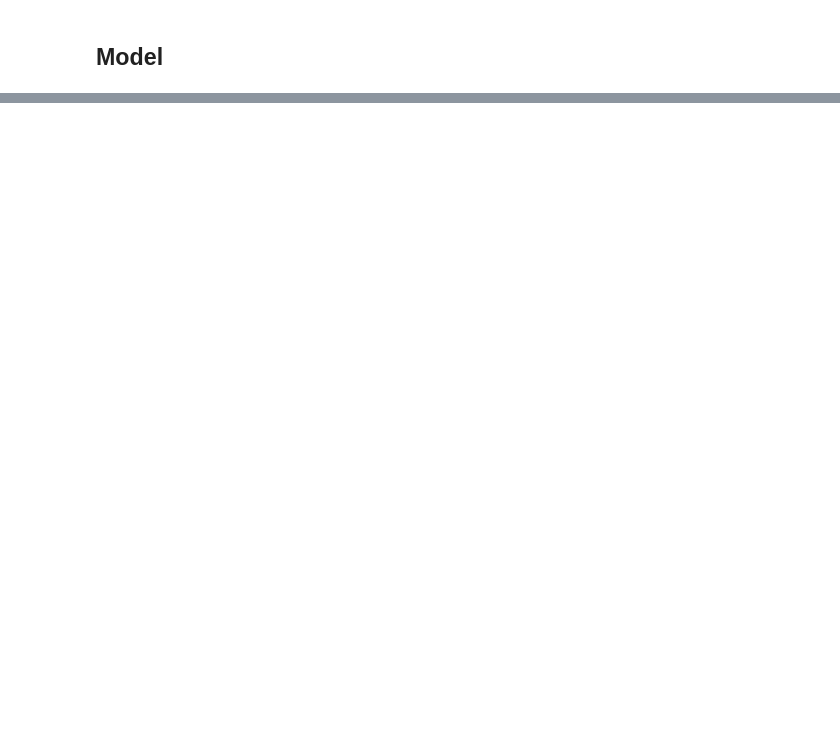
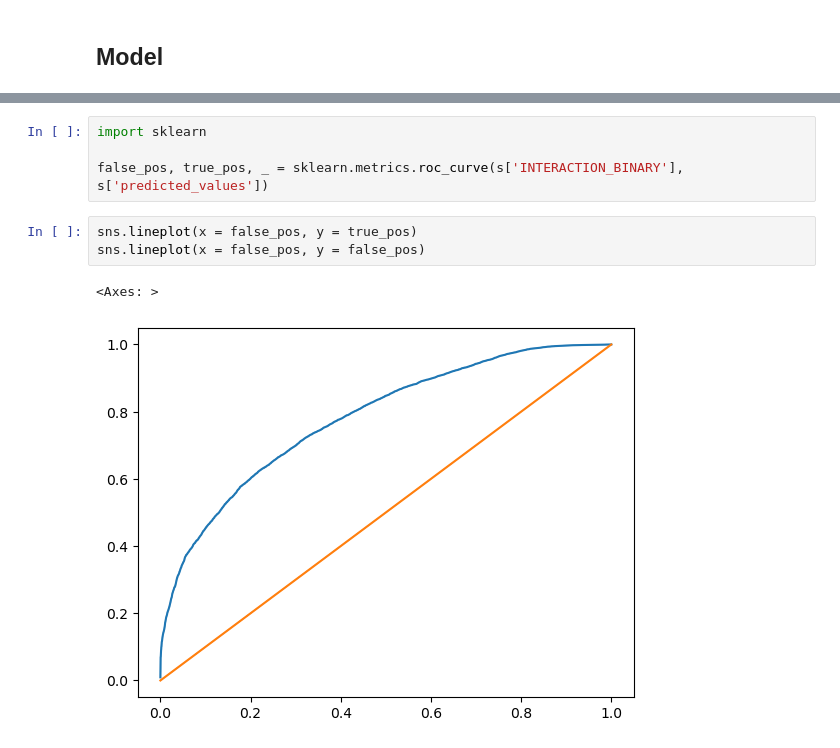
Before and after one commit to wildd96/all-recsys, a Jupyter notebook: main.ipynb, the cells around one changed output, grey strips where cells are left out. Cells and saved outputs as stored; diff of their text form; blank space fills up the shorter version.

```diff
--- a/main.ipynb
+++ b/main.ipynb
@@ -334,0 +249,10 @@ plt.hist(preds_2, density = True)
+# %%
+import sklearn
+
+false_pos, true_pos, _ = sklearn.metrics.roc_curve(s['INTERACTION_BINARY'], s['predicted_values'])
+# %%
+sns.lineplot(x = false_pos, y = true_pos)
+sns.lineplot(x = false_pos, y = false_pos)
+# %% [output]
+<Axes: >
+[figure, added]
```
Also changed, not shown: parts of 38 cells of this notebook, 1 other file.
